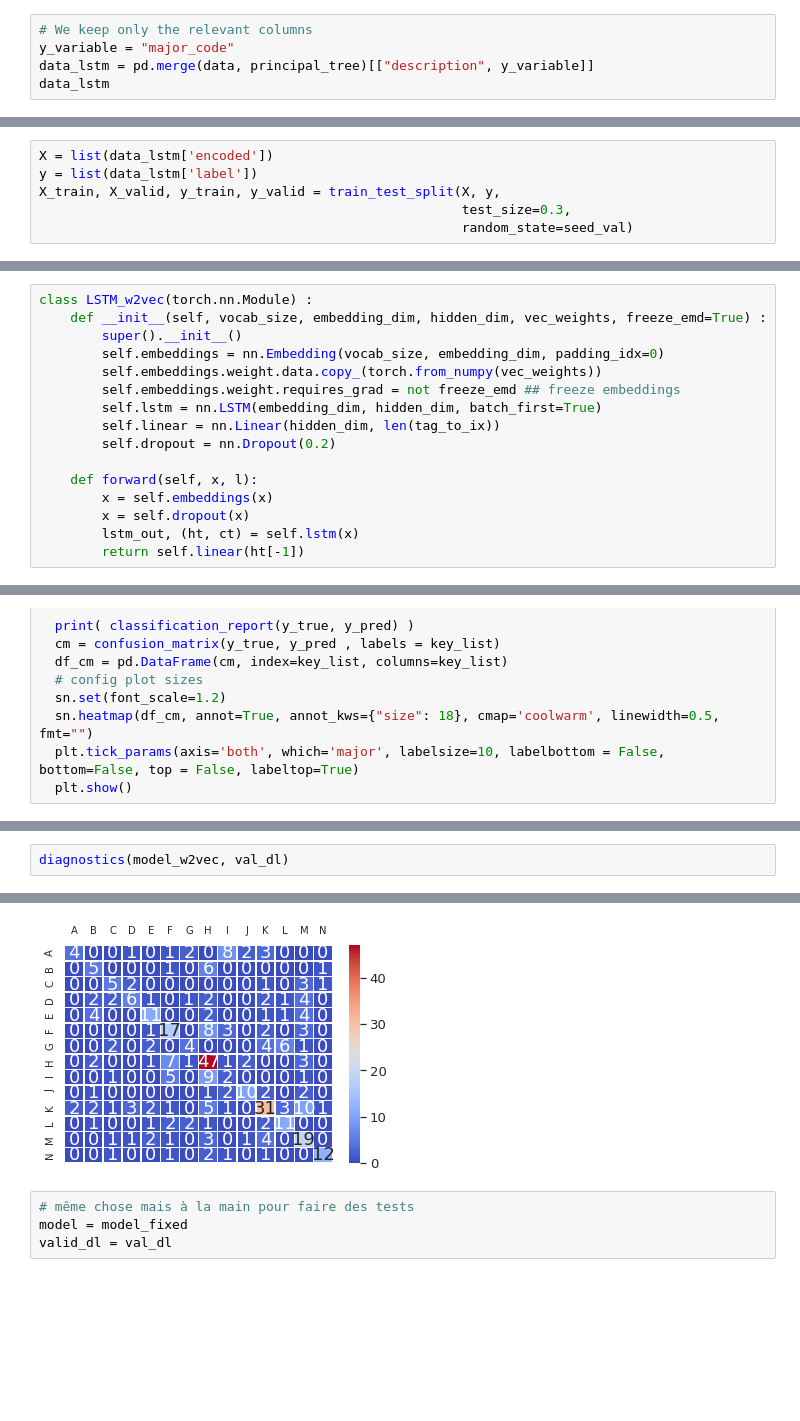
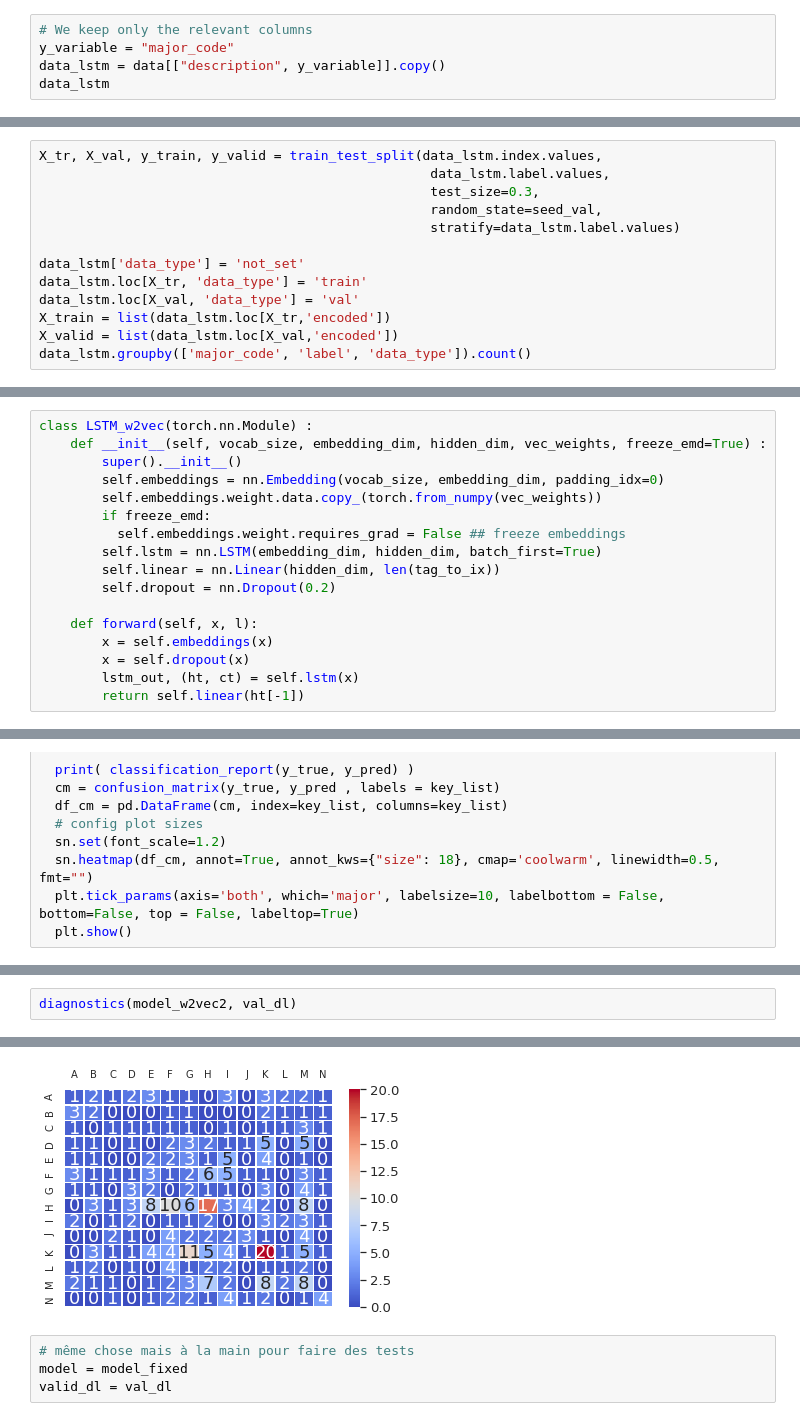
Before and after one commit to ARKEnsae/JobDomainPrediction_NLP, a Jupyter notebook: Prévision_catégorie_métier_ROME.ipynb, the cells around one changed output, grey strips where cells are left out. Drawn from its saved outputs; the diff is of its cells as text; blank space fills up the shorter version.

```diff
--- a/Prévision_catégorie_métier_ROME.ipynb
+++ b/Prévision_catégorie_métier_ROME.ipynb
@@ -777,7 +747,7 @@ seed_val = 42
 # %%
 # We keep only the relevant columns
 y_variable = "major_code"
-data_lstm = pd.merge(data, principal_tree)[["description", y_variable]]
+data_lstm = data[["description", y_variable]].copy()
 data_lstm
 # %% [output]
 |  | description | major_code |
@@ -856,6 +834,13 @@ data_lstm.head()
-# %%
-X = list(data_lstm['encoded'])
-y = list(data_lstm['label'])
-X_train, X_valid, y_train, y_valid = train_test_split(X, y,
-                                                      test_size=0.3,
-                                                      random_state=seed_val)
+# %%
+X_tr, X_val, y_train, y_valid = train_test_split(data_lstm.index.values,
+                                                  data_lstm.label.values,
+                                                  test_size=0.3,
+                                                  random_state=seed_val,
+                                                  stratify=data_lstm.label.values)
+
+data_lstm['data_type'] = 'not_set'
+data_lstm.loc[X_tr, 'data_type'] = 'train'
+data_lstm.loc[X_val, 'data_type'] = 'val'
+X_train = list(data_lstm.loc[X_tr,'encoded'])
+X_valid = list(data_lstm.loc[X_val,'encoded'])
+data_lstm.groupby(['major_code', 'label', 'data_type']).count()
@@ -1005,7 +1010,8 @@ class LSTM_w2vec(torch.nn.Module) :
         super().__init__()
         self.embeddings = nn.Embedding(vocab_size, embedding_dim, padding_idx=0)
         self.embeddings.weight.data.copy_(torch.from_numpy(vec_weights))
-        self.embeddings.weight.requires_grad = not freeze_emd ## freeze embeddings
+        if freeze_emd:
+          self.embeddings.weight.requires_grad = False ## freeze embeddings
         self.lstm = nn.LSTM(embedding_dim, hidden_dim, batch_first=True)
         self.linear = nn.Linear(hidden_dim, len(tag_to_ix))
         self.dropout = nn.Dropout(0.2)
@@ -1200,5 +1206,5 @@ weighted avg       0.51      0.49      0.48       375
 # %%
-diagnostics(model_w2vec, val_dl)
+diagnostics(model_w2vec2, val_dl)
 # %% [output]
               precision    recall  f1-score   support
 
@@ -1223,4 +1229,4 @@ weighted avg       0.51      0.49      0.48       375
-[figure, old version]
+[figure, new version]
 # %%
 # même chose mais à la main pour faire des tests
 model = model_fixed
```
Also changed, not shown: parts of 139 cells of this notebook.
